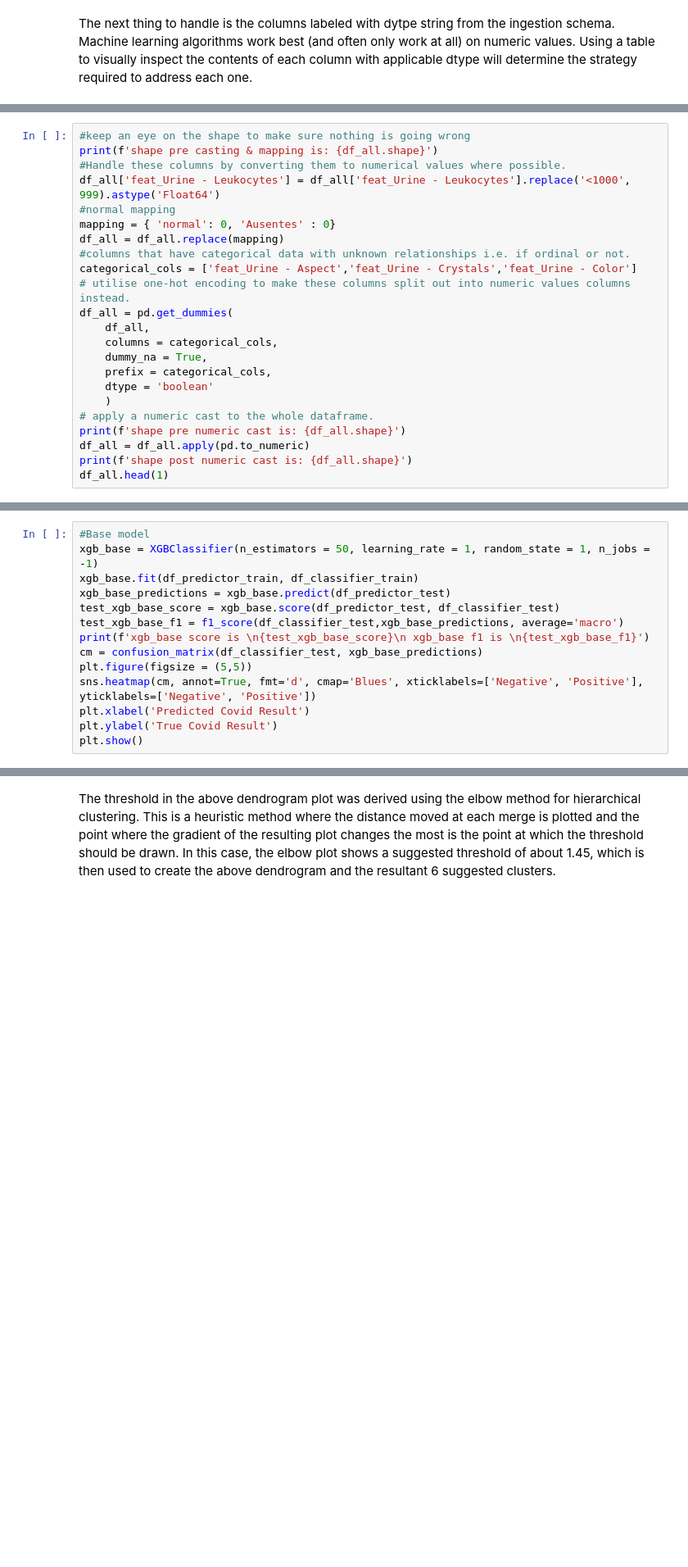
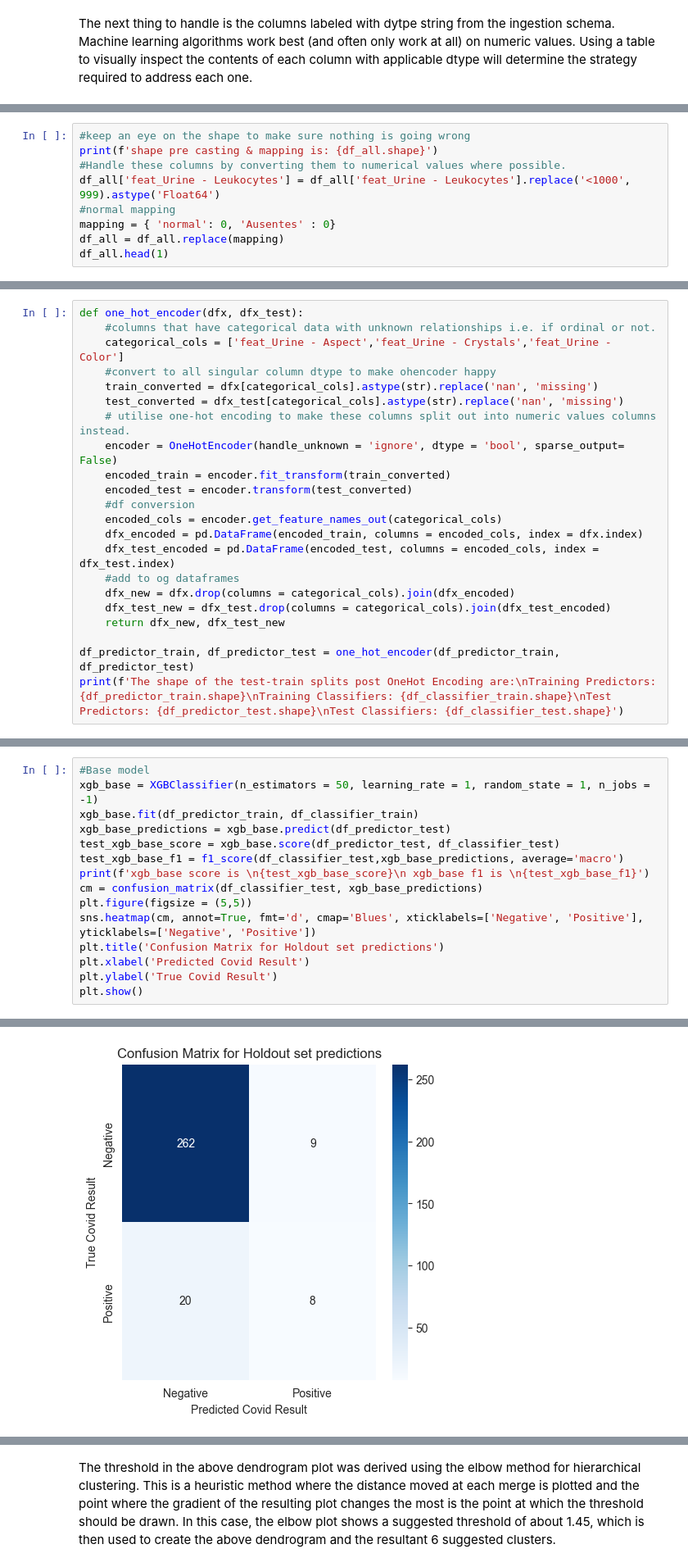
Before and after one commit to TheCherubQueen/DC3DMN, a Jupyter notebook: cw/DC3DMN_Report.ipynb, the cells around one changed output, grey strips where cells are left out. Shown at 82% size. Drawn from its saved outputs; the diff is of its cells as text; blank space fills up the shorter version.

```diff
--- a/cw/DC3DMN_Report.ipynb
+++ b/cw/DC3DMN_Report.ipynb
@@ -163,18 +214,4 @@ df_all['feat_Urine - Leukocytes'] = df_all['feat_Urine - Leukocytes'].replace('<
 #normal mapping
 mapping = { 'normal': 0, 'Ausentes' : 0}
 df_all = df_all.replace(mapping)
-#columns that have categorical data with unknown relationships i.e. if ordinal or not.
-categorical_cols = ['feat_Urine - Aspect','feat_Urine - Crystals','feat_Urine - Color']
-# utilise one-hot encoding to make these columns split out into numeric values columns instead.
-df_all = pd.get_dummies(
-    df_all,
-    columns = categorical_cols,
-    dummy_na = True,
-    prefix = categorical_cols,
-    dtype = 'boolean'
-    )
-# apply a numeric cast to the whole dataframe.
-print(f'shape pre numeric cast is: {df_all.shape}')
-df_all = df_all.apply(pd.to_numeric)
-print(f'shape post numeric cast is: {df_all.shape}')
 df_all.head(1)
@@ -189,0 +239,22 @@ print(f'The shape of the test-train splits are:\nTraining Predictors: {df_predic
+# %%
+def one_hot_encoder(dfx, dfx_test):
+    #columns that have categorical data with unknown relationships i.e. if ordinal or not.
+    categorical_cols = ['feat_Urine - Aspect','feat_Urine - Crystals','feat_Urine - Color']
+    #convert to all singular column dtype to make ohencoder happy
+    train_converted = dfx[categorical_cols].astype(str).replace('nan', 'missing')
+    test_converted = dfx_test[categorical_cols].astype(str).replace('nan', 'missing')
+    # utilise one-hot encoding to make these columns split out into numeric values columns instead.
+    encoder = OneHotEncoder(handle_unknown = 'ignore', dtype = 'bool', sparse_output= False)
+    encoded_train = encoder.fit_transform(train_converted)
+    encoded_test = encoder.transform(test_converted)
+    #df conversion
+    encoded_cols = encoder.get_feature_names_out(categorical_cols)
+    dfx_encoded = pd.DataFrame(encoded_train, columns = encoded_cols, index = dfx.index)
+    dfx_test_encoded = pd.DataFrame(encoded_test, columns = encoded_cols, index = dfx_test.index)
+    #add to og dataframes
+    dfx_new = dfx.drop(columns = categorical_cols).join(dfx_encoded)
+    dfx_test_new = dfx_test.drop(columns = categorical_cols).join(dfx_test_encoded)
+    return dfx_new, dfx_test_new
+
+df_predictor_train, df_predictor_test = one_hot_encoder(df_predictor_train, df_predictor_test)
+print(f'The shape of the test-train splits post OneHot Encoding are:\nTraining Predictors: {df_predictor_train.shape}\nTraining Classifiers: {df_classifier_train.shape}\nTest Predictors: {df_predictor_test.shape}\nTest Classifiers: {df_classifier_test.shape}')
@@ -200,6 +277,8 @@ print(f'xgb_base score is \n{test_xgb_base_score}\n xgb_base f1 is \n{test_xgb_b
 cm = confusion_matrix(df_classifier_test, xgb_base_predictions)
 plt.figure(figsize = (5,5))
 sns.heatmap(cm, annot=True, fmt='d', cmap='Blues', xticklabels=['Negative', 'Positive'], yticklabels=['Negative', 'Positive'])
+plt.title('Confusion Matrix for Holdout set predictions')
 plt.xlabel('Predicted Covid Result')
 plt.ylabel('True Covid Result')
 plt.show()
+# %% [output]
@@ -205,0 +289 @@ plt.show()
+[figure, added]
```
Also changed, not shown: parts of 47 cells of this notebook, 1 other file.
